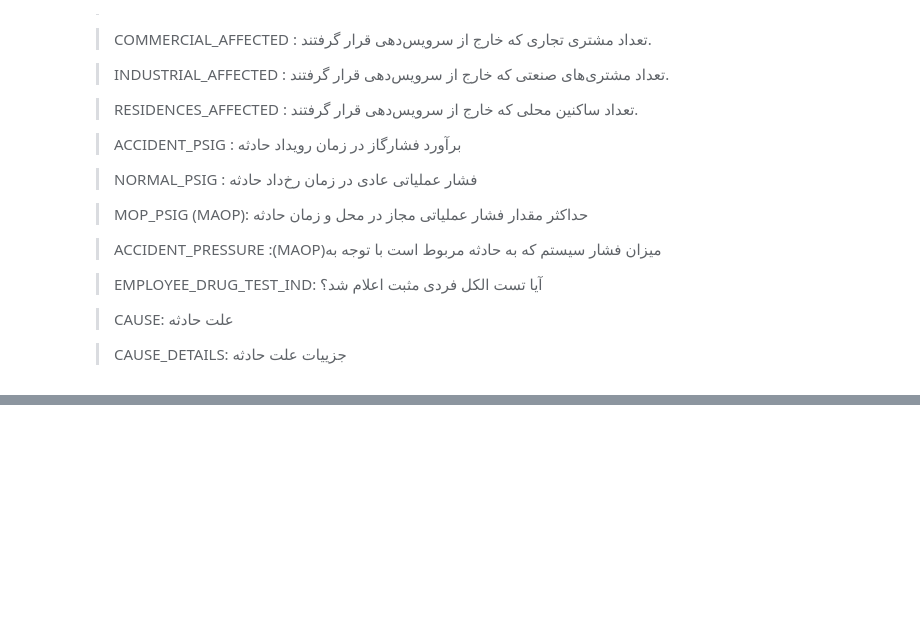
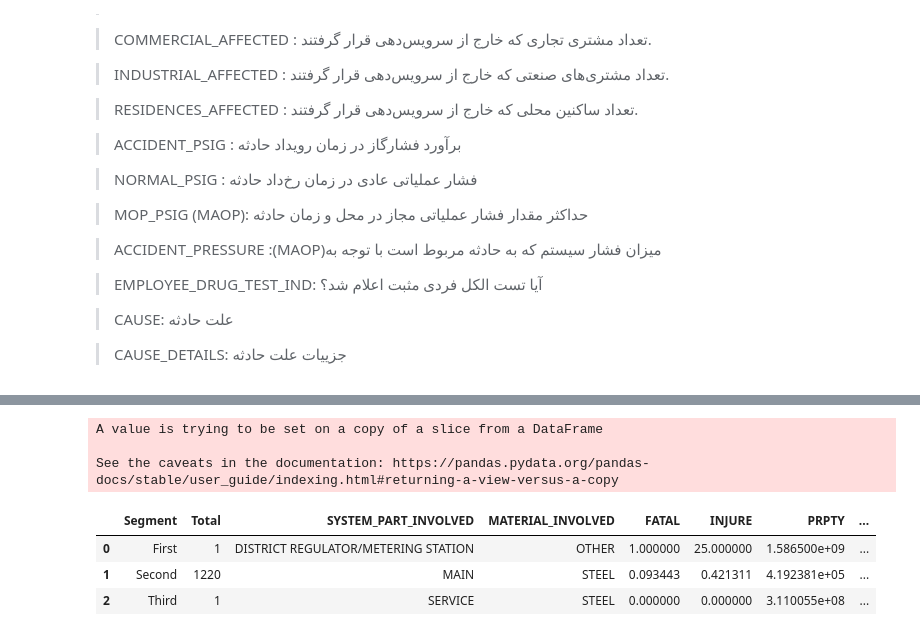
Before and after one commit to sheperd007/Predictive-maintenance-in-the-gas-industry, a Jupyter notebook: Gas Pipeline Distribution (PHMSA)/Hamid Jahani.ipynb, the cells around one changed output, grey strips where cells are left out. Drawn from its saved outputs; the diff is of its cells as text; code cells hidden in the pictures; blank space fills up the shorter version.

```diff
--- a/Gas Pipeline Distribution (PHMSA)/Hamid Jahani.ipynb
+++ b/Gas Pipeline Distribution (PHMSA)/Hamid Jahani.ipynb
@@ -209,0 +293,31 @@ Data
+# %%
+# Cluster interpretation
+"FATAL","INJURE","SYSTEM_PART_INVOLVED","MATERIAL_INVOLVED","PRPTY",
+"COMMERCIAL_AFFECTED","INDUSTRIAL_AFFECTED","RESIDENCES_AFFECTED","ACCIDENT_PSIG",
+"EMPLOYEE_DRUG_TEST_IND","CAUSE","CAUSE_DETAILS"
+Data.rename(columns = {'Cluster Labels':'Total'}, inplace = True)
+Data.groupby('Segment').agg(
+    {
+        'Total':'count',
+        'SYSTEM_PART_INVOLVED': lambda x: x.value_counts().index[0],
+        'MATERIAL_INVOLVED': lambda x: x.value_counts().index[0],
+        'FATAL': 'mean',
+        'INJURE': 'mean',
+        'PRPTY': 'mean',
+        "COMMERCIAL_AFFECTED":"mean",
+        "INDUSTRIAL_AFFECTED":"mean",
+        "RESIDENCES_AFFECTED":"mean",
+        "ACCIDENT_PSIG":"mean",
+        "EMPLOYEE_DRUG_TEST_IND":lambda x: x.value_counts().index[0],
+        "CAUSE":lambda x: x.value_counts().index[0],
+        "CAUSE_DETAILS":lambda x: x.value_counts().index[0],
+    }
+).reset_index()
+# %% [output]
+A value is trying to be set on a copy of a slice from a DataFrame
+
+See the caveats in the documentation: https://pandas.pydata.org/pandas-docs/stable/user_guide/indexing.html#returning-a-view-versus-a-copy
+|  | Segment | Total | SYSTEM_PART_INVOLVED | MATERIAL_INVOLVED | FATAL | INJURE | PRPTY | ... |
+| 0 | First | 1 | DISTRICT REGULATOR/METERING STATION | OTHER | 1.000000 | 25.000000 | 1.586500e+09 | ... |
+| 1 | Second | 1220 | MAIN | STEEL | 0.093443 | 0.421311 | 4.192381e+05 | ... |
+| 2 | Third | 1 | SERVICE | STEEL | 0.000000 | 0.000000 | 3.110055e+08 | ... |
```
Also changed, not shown: parts of 17 cells of this notebook.
